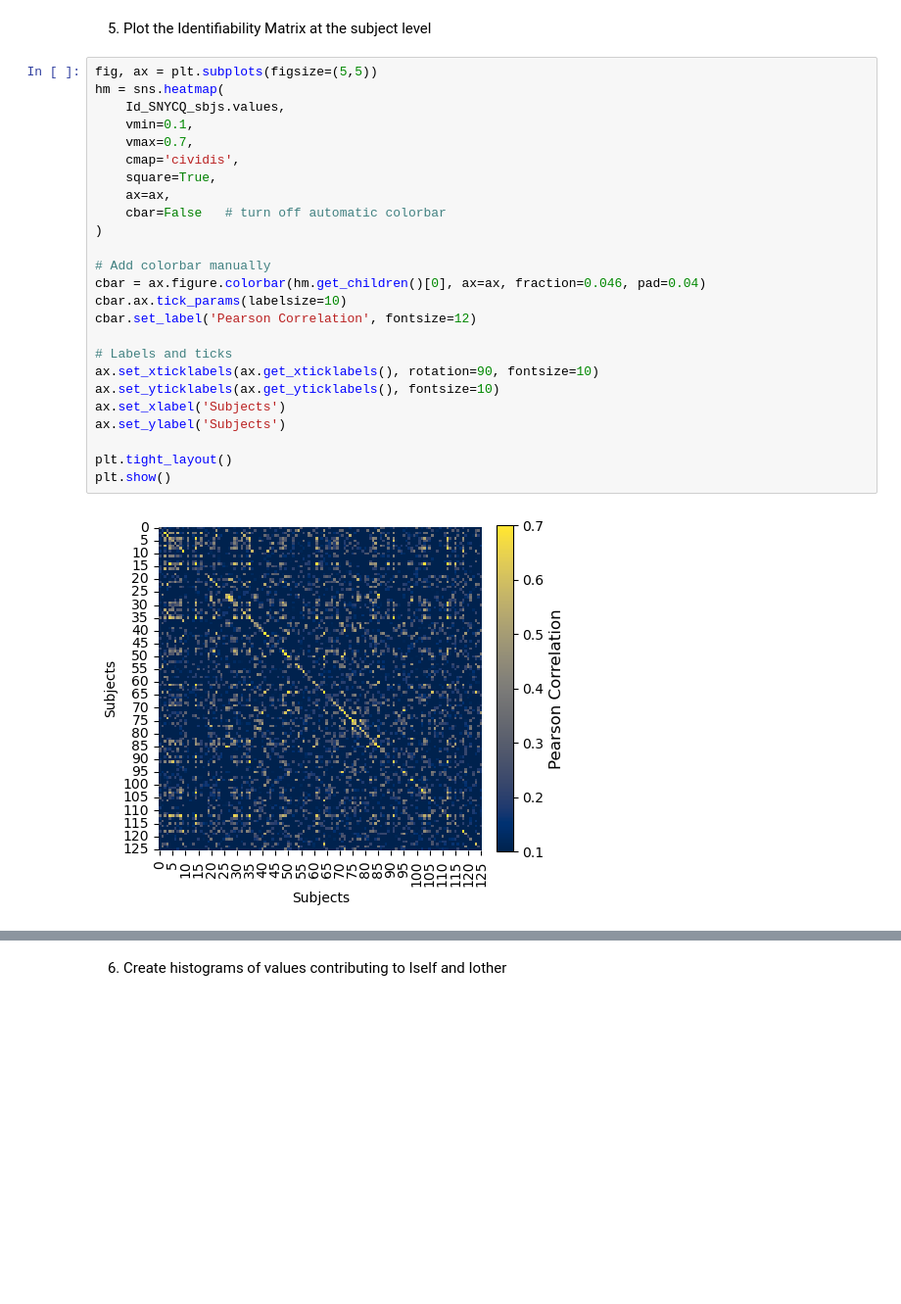
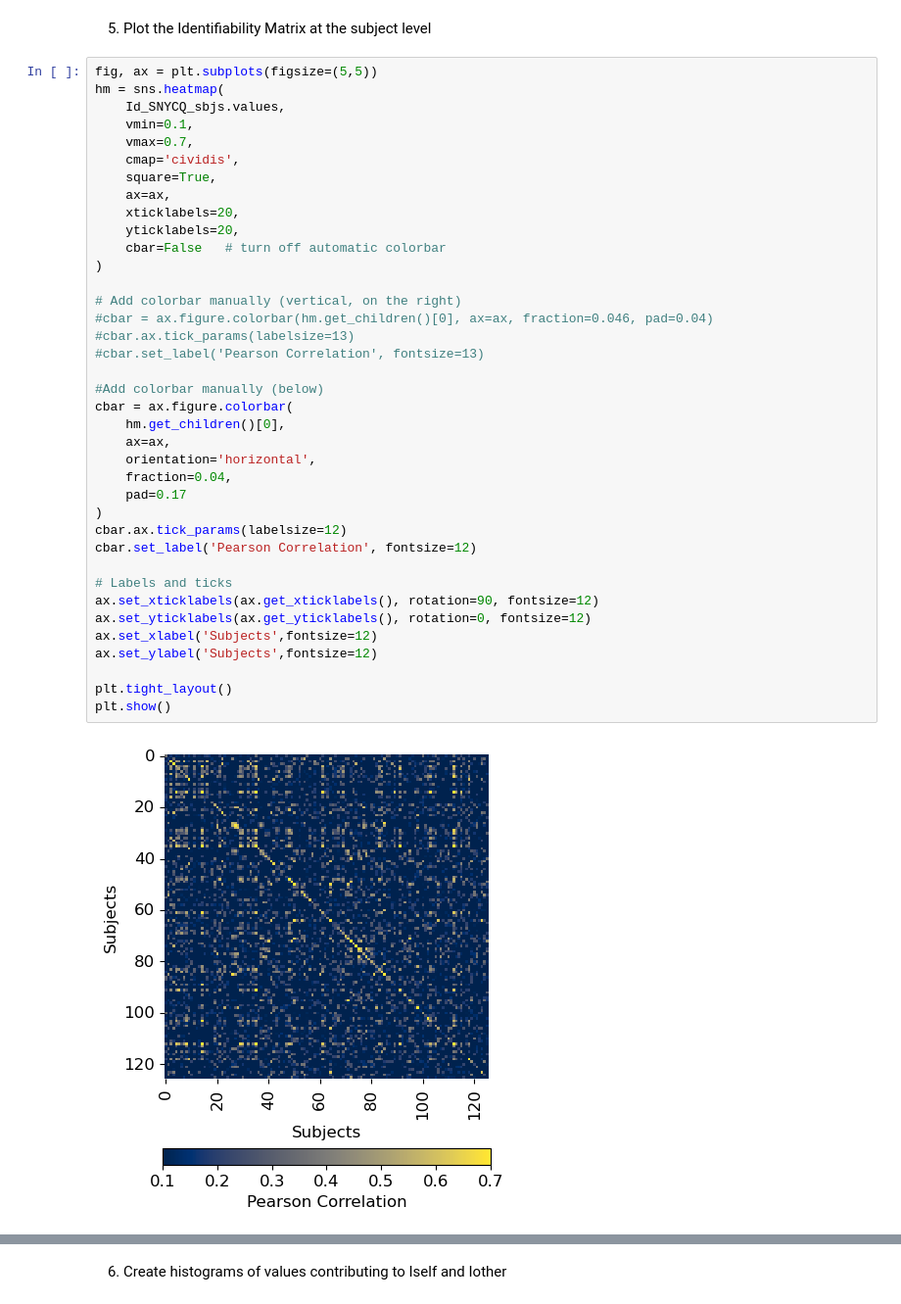
Before and after one commit to nimh-sfim/fc_introspection, a Jupyter notebook: notebooks/S11_SNYCQ_Consistency_Identifiability.ipynb, the cells around one changed output, grey strips where cells are left out. Shown at 98% size. Drawn from its saved outputs; the diff is of its cells as text; blank space fills up the shorter version.

```diff
--- a/notebooks/S11_SNYCQ_Consistency_Identifiability.ipynb
+++ b/notebooks/S11_SNYCQ_Consistency_Identifiability.ipynb
@@ -242,27 +257,40 @@ print ('++ Identifiability based on Introspection data = %.1f %%' % Idiff)
 # %%
 fig, ax = plt.subplots(figsize=(5,5))
 hm = sns.heatmap(
     Id_SNYCQ_sbjs.values,
     vmin=0.1,
     vmax=0.7,
     cmap='cividis',
     square=True,
     ax=ax,
+    xticklabels=20,
+    yticklabels=20,
     cbar=False   # turn off automatic colorbar
 )
 
-# Add colorbar manually
-cbar = ax.figure.colorbar(hm.get_children()[0], ax=ax, fraction=0.046, pad=0.04)
-cbar.ax.tick_params(labelsize=10)
+# Add colorbar manually (vertical, on the right)
+#cbar = ax.figure.colorbar(hm.get_children()[0], ax=ax, fraction=0.046, pad=0.04)
+#cbar.ax.tick_params(labelsize=13)
+#cbar.set_label('Pearson Correlation', fontsize=13)
+
+#Add colorbar manually (below)
+cbar = ax.figure.colorbar(
+    hm.get_children()[0],
+    ax=ax,
+    orientation='horizontal',
+    fraction=0.04,
+    pad=0.17
+)
+cbar.ax.tick_params(labelsize=12)
 cbar.set_label('Pearson Correlation', fontsize=12)
 
 # Labels and ticks
-ax.set_xticklabels(ax.get_xticklabels(), rotation=90, fontsize=10)
-ax.set_yticklabels(ax.get_yticklabels(), fontsize=10)
-ax.set_xlabel('Subjects')
-ax.set_ylabel('Subjects')
+ax.set_xticklabels(ax.get_xticklabels(), rotation=90, fontsize=12)
+ax.set_yticklabels(ax.get_yticklabels(), rotation=0, fontsize=12)
+ax.set_xlabel('Subjects',fontsize=12)
+ax.set_ylabel('Subjects',fontsize=12)
 
 plt.tight_layout()
 plt.show()
 # %% [output]
-[figure, old version]
+[figure, new version]
```
Also changed, not shown: parts of 21 cells of this notebook, 1 other file.
